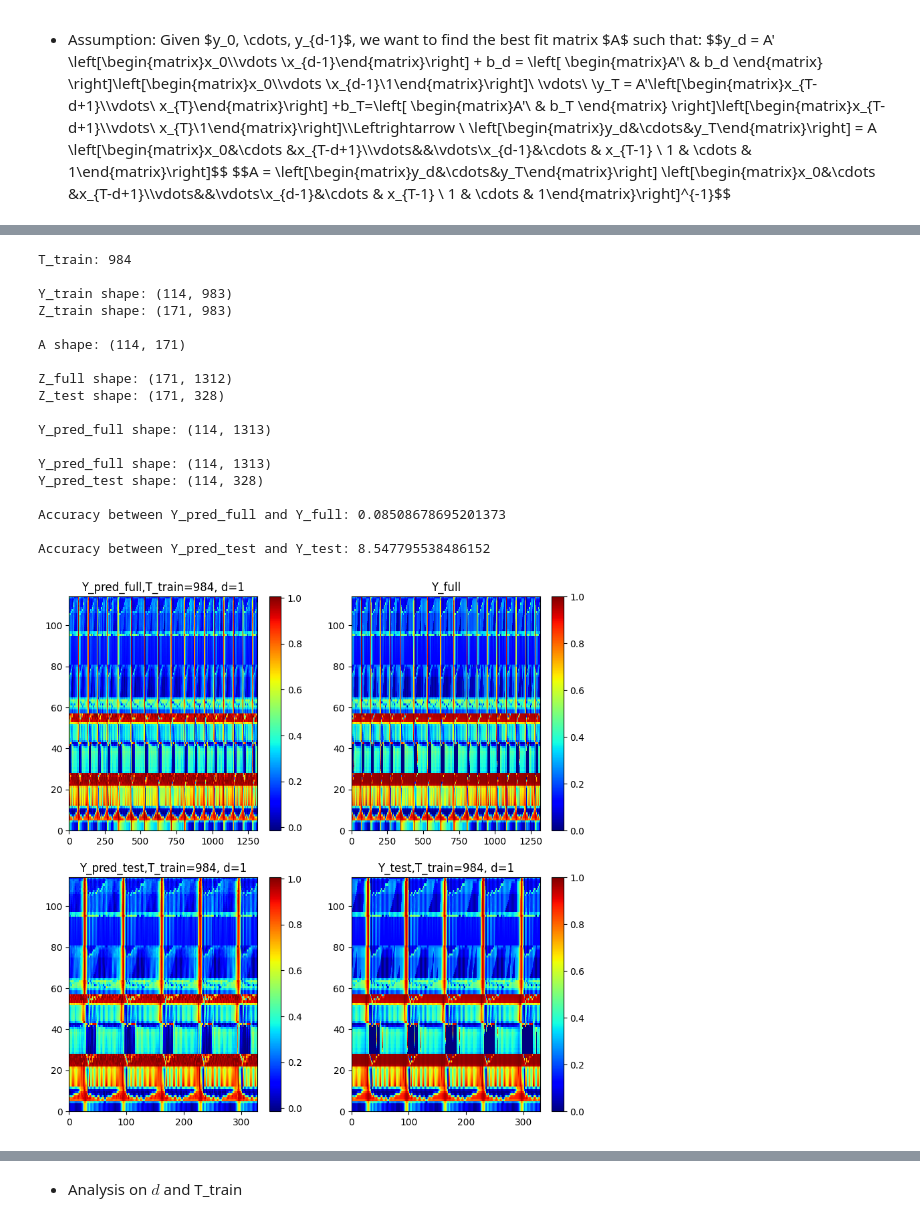
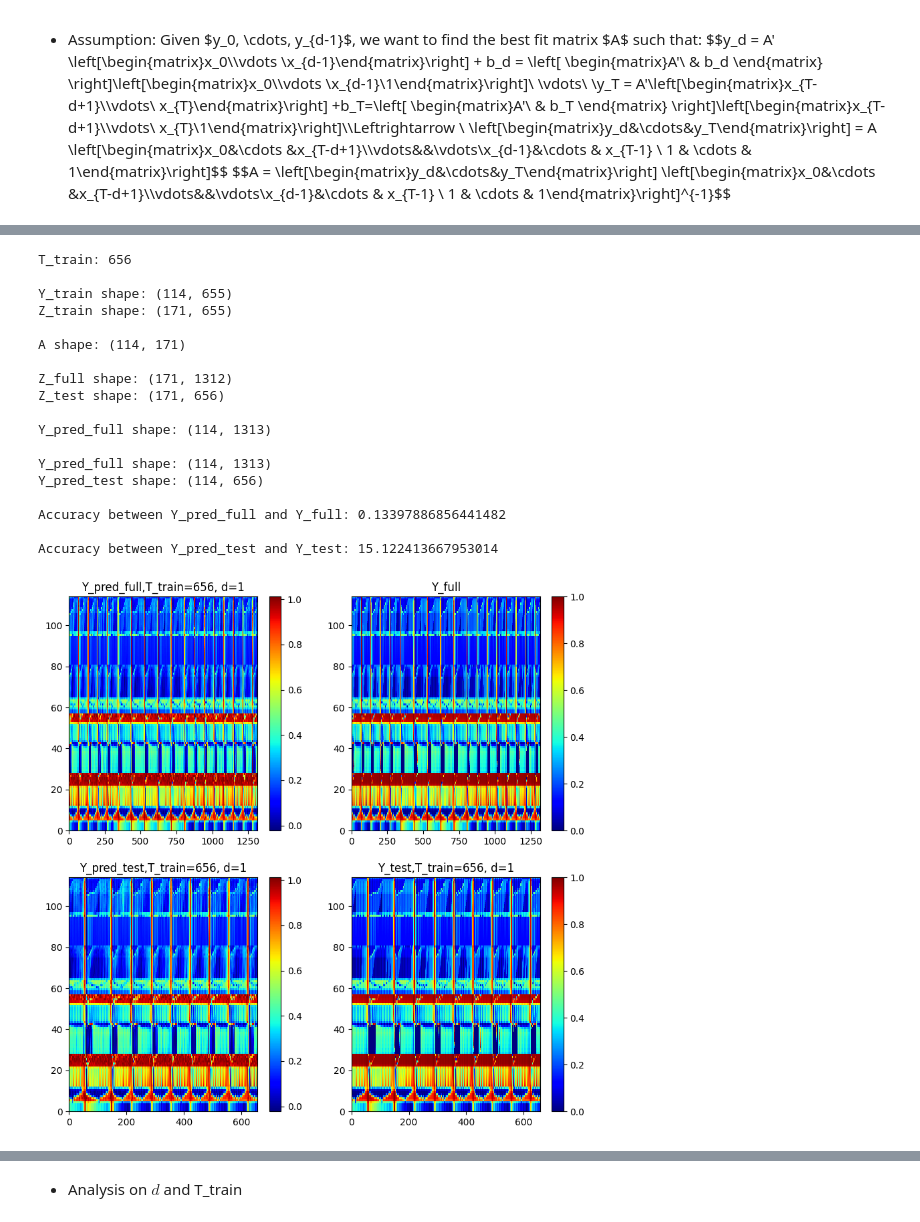
Before and after one commit to arofenitra/data-driven-modelling-fluid-flow, a Jupyter notebook: notebook/ML_modelling.ipynb, the cells around one changed output, grey strips where cells are left out. Saved outputs shown, nothing was run; the diff lists cells and outputs as text; code cells hidden in the pictures.

```diff
--- a/notebook/ML_modelling.ipynb
+++ b/notebook/ML_modelling.ipynb
@@ -48,7 +44,7 @@ nonlinear_modeling_guide.md
 # %%
 
 
-path = r'data/'
+path = r'../data/'
 df0 = pd.read_csv(path + 'pressure.csv', index_col=False, header=None)
 
 df1 = pd.read_csv(path + 'water_holdup.csv', index_col=False, header=None)
@@ -294,5 +356,5 @@ $$A = \left[\begin{matrix}y_d&\cdots&y_T\end{matrix}\right] \left[\begin{matrix}
 # %%
-T_train = 3*Nt//4
+T_train = 2*Nt//4
 print(f"T_train: {T_train}\n")
 # Predictor variables Z and target variable Y
 Z = [] # each element will be stack the matrices of pressure, water holdup, gas holdup, water velocity, gas velocity
@@ -338,38 +400,38 @@ plt.subplot(2, 2, 4)
 plt.title(f"Y_test,T_train={T_train}, d={d}")
 plt.pcolormesh(Y[:,T_train:],cmap='jet',label='Y_test')
 plt.colorbar()
 plt.show()
 
 plt.figure(figsize=(10,5))
 plt.subplot(1, 2, 1)
 plt.title(f"Y_pred_full, d={d},T_train={T_train}, Y[0,:]")
 plt.plot(t,Y[0,:],label='Y_full')
 plt.plot(t,Y_pred_full[0,:],"--",label='Y_pred_full')
 plt.legend(loc='upper right')
 plt.subplot(1, 2, 2)
 plt.title(f"Y_pred_test, d={d},T_train={T_train}, Y_test[-1,:]")
 plt.plot(t[T_train+1:],Y_pred_test[0,:],"--",label='Y_pred_test')
 plt.plot(t[T_train+1:],Y[0,T_train+1:],label='Y_full')
 plt.legend(loc='upper right')
 
 plt.show()
 # %% [output]
-T_train: 984
+T_train: 656
 
-Y_train shape: (114, 983)
-Z_train shape: (171, 983)
+Y_train shape: (114, 655)
+Z_train shape: (171, 655)
 
 A shape: (114, 171)
 
 Z_full shape: (171, 1312)
-Z_test shape: (171, 328)
+Z_test shape: (171, 656)
 
 Y_pred_full shape: (114, 1313)
 
 Y_pred_full shape: (114, 1313)
-Y_pred_test shape: (114, 328)
+Y_pred_test shape: (114, 656)
 
-Accuracy between Y_pred_full and Y_full: 0.08508678695201373
+Accuracy between Y_pred_full and Y_full: 0.13397886856441482
 
-Accuracy between Y_pred_test and Y_test: 8.547795538486152
+Accuracy between Y_pred_test and Y_test: 15.122413667953014
-[figure, old version]
+[figure, new version]
```
Also changed, not shown: parts of 18 cells of this notebook, 9 other files.
